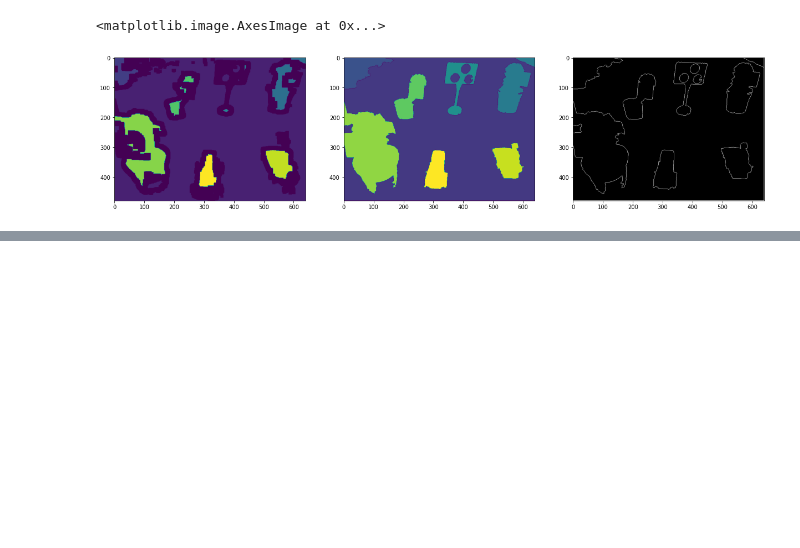
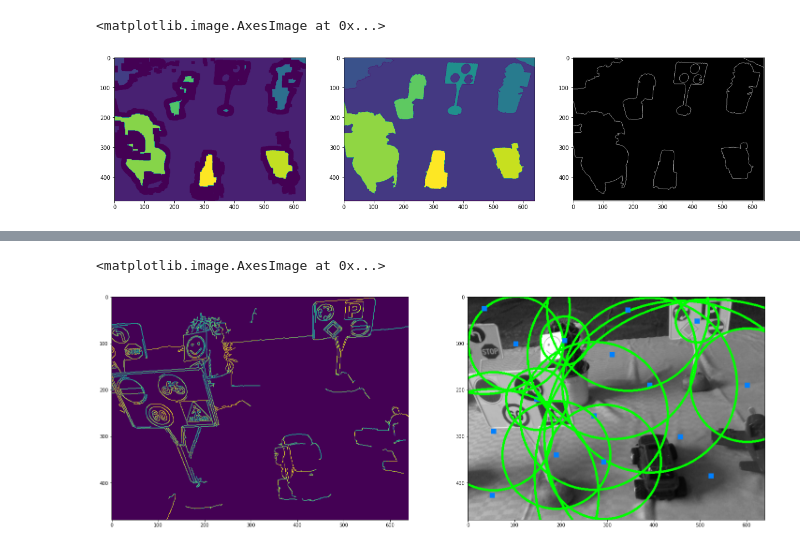
Before and after one commit to szykry/CVML_HW, a Jupyter notebook: CVML_HW.ipynb, the cells around one changed output, grey strips where cells are left out. Drawn from its saved outputs; the diff is of its cells as text; code cells hidden in the pictures; blank space fills up the shorter version.

```diff
--- a/CVML_HW.ipynb
+++ b/CVML_HW.ipynb
@@ -379,0 +384,27 @@ plt.imshow(imgBGR)
+# %%
+imgBGR = cv2.imread("../HW/g4/rgb/229.jpg") #3 136
+imgBGR = cv2.cvtColor(imgBGR,cv2.COLOR_BGR2GRAY)
+edges = cv2.Canny(imgBGR,50,180)
+
+circles = cv2.HoughCircles(edges, cv2.HOUGH_GRADIENT,1.5,100)
+
+# Draw lines on the image
+circleIm = cv2.cvtColor(imgBGR,cv2.COLOR_GRAY2BGR)
+
+if circles is not None:
+  circles = np.round(circles[0,:]).astype("int")
+
+  for (x,y,r) in circles:
+    cv2.circle(circleIm, (x, y), r, (0, 255, 0), 4)
+    cv2.rectangle(circleIm, (x - 5, y - 5), (x + 5, y + 5), (0, 128, 255), -1)
+
+
+
+plt.figure(figsize=(25,25))
+plt.subplot(1,2,1)
+plt.imshow(edges)
+plt.subplot(1,2,2)
+plt.imshow(circleIm)
+# %% [output]
+<matplotlib.image.AxesImage at 0x...>
+[figure, added]
```
Also changed, not shown: parts of 1 cell of this notebook.
